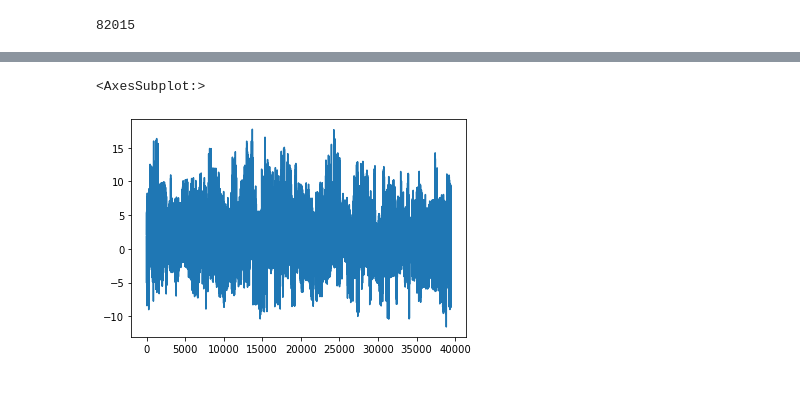
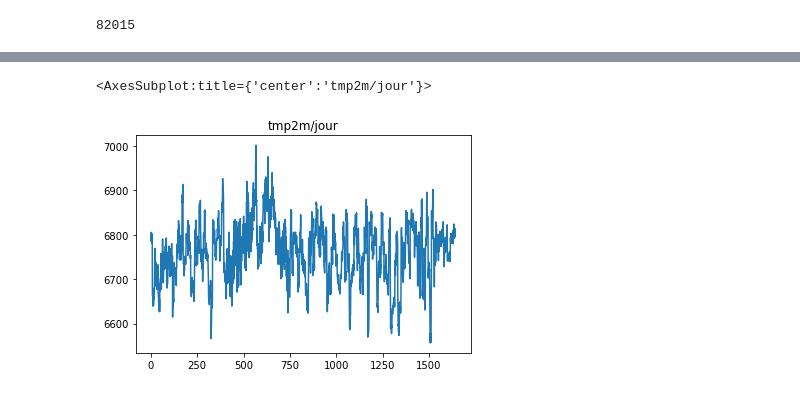
Before and after one commit to Roulini/sia_ts_forecast, a Jupyter notebook: visu.ipynb, the cells around one changed output, grey strips where cells are left out. Cells and saved outputs as stored; diff of their text form; code cells hidden in the pictures.

```diff
--- a/visu.ipynb
+++ b/visu.ipynb
@@ -154,5 +108,6 @@ meteo_df.wnd10m_u.plot()
-# %%
-meteo_df.wnd10m_v.plot()
-# %% [output]
-<AxesSubplot:>
-[figure, removed]
+# %%
+scaled_df = change_scale(meteo_df,24,"tmp2m")
+scaled_df[:].plot(title = "tmp2m/jour")
+# %% [output]
+<AxesSubplot:title={'center':'tmp2m/jour'}>
+[figure, added]
```
Also changed, not shown: parts of 21 cells of this notebook, 2 other files.
